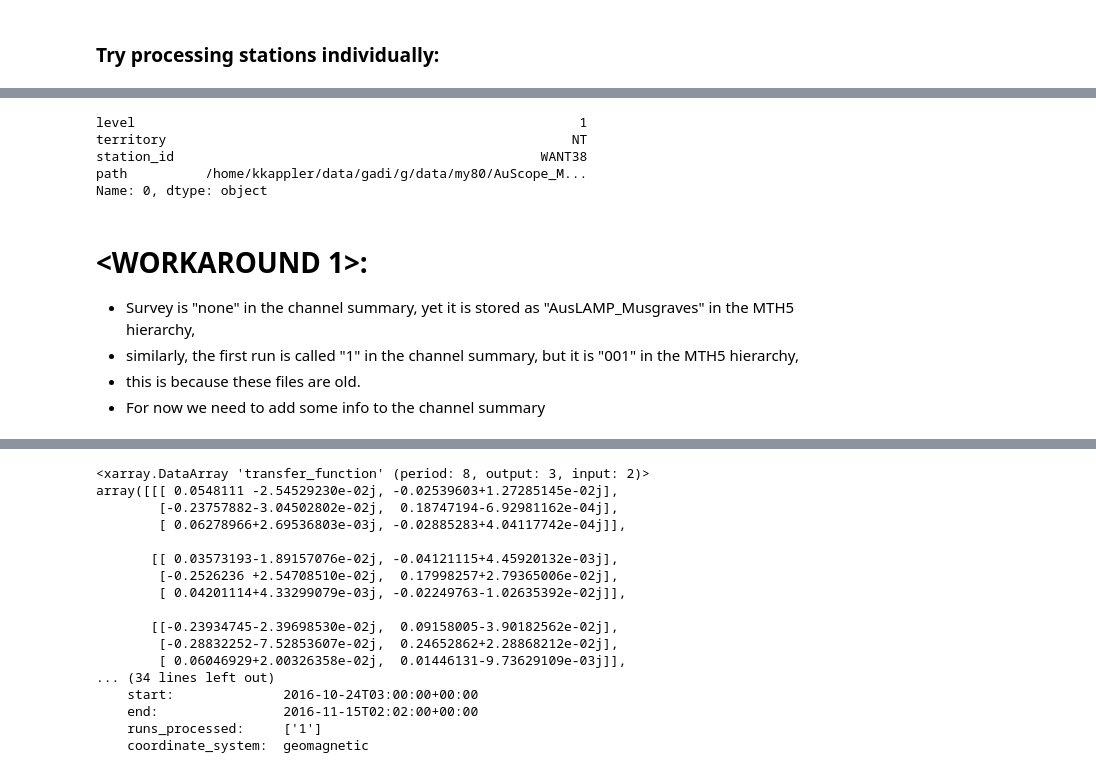
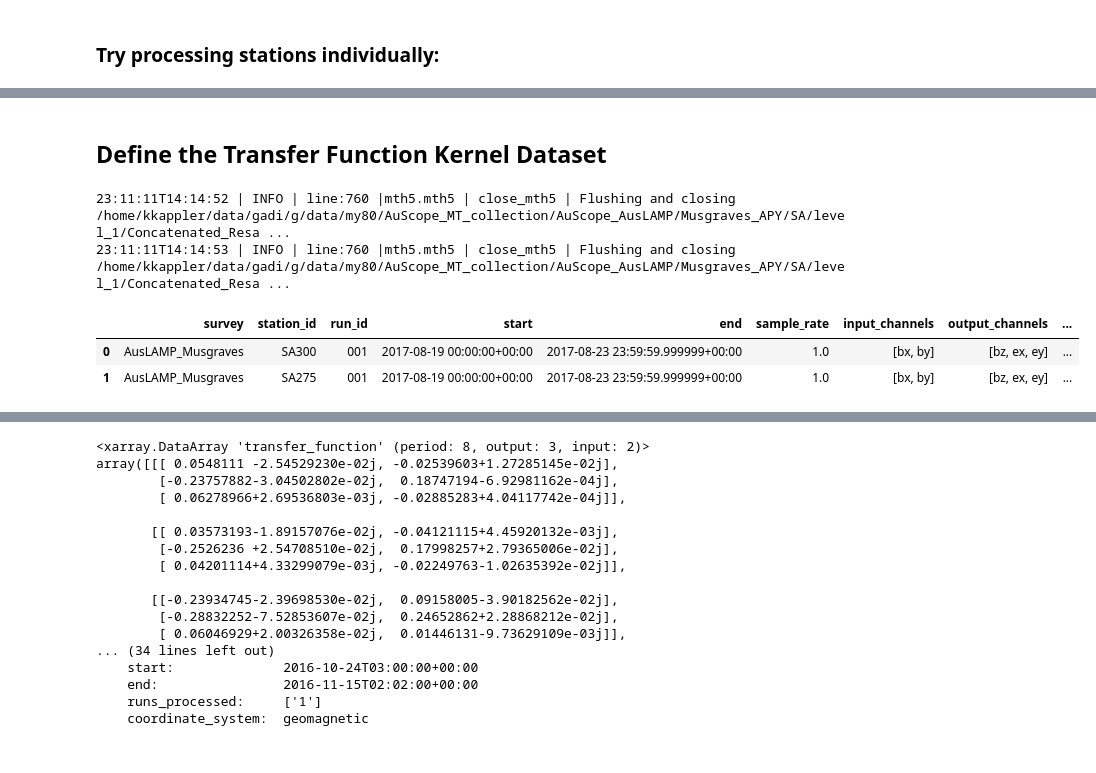
Before and after one commit to simpeg/aurora, a Jupyter notebook: aurora/test_utils/musgraves/musgraves_01.ipynb, the cells around one changed output, grey strips where cells are left out. Cells and saved outputs as stored; diff of their text form; code cells hidden in the pictures.

```diff
--- a/aurora/test_utils/musgraves/musgraves_01.ipynb
+++ b/aurora/test_utils/musgraves/musgraves_01.ipynb
@@ -264,0 +418,8 @@ for station_id, mth5_obj in mth5_objs.items():
+# %%
+station_id = "SA300"
+reference_station_id = "SA275"
+row = df[df.station_id==station_id].iloc[0]
+reference_row = df[df.station_id==reference_station_id].iloc[0]
+print(row)
+print(reference_row)
+RR = True
@@ -265,10 +437,35 @@ for station_id, mth5_obj in mth5_objs.items():
+# %% [markdown]
+## Define the Transfer Function Kernel Dataset
 # %%
-i_row = 0
-row = nt_df.iloc[i_row]
-row
+if RR:
+    mth5_files = [row.path, reference_row.path]
+else:
+    mth5_files = [row.path, ]
+    reference_station_id = None
+
+mth5_run_summary = RunSummary()
+mth5_run_summary.from_mth5s(mth5_files)
+run_summary = mth5_run_summary.clone()
+#run_summary.check_runs_are_valid(drop=True)
+kernel_dataset = KernelDataset()
+if RR:
+    kernel_dataset.from_run_summary(run_summary, row.station_id, reference_station_id)
+else:
+    kernel_dataset.from_run_summary(run_summary, row.station_id, None)
+
+# Add survey and run ID -- this is a workaround for antique mth5 files
+kernel_dataset.df["survey"] = "AusLAMP_Musgraves"
+kernel_dataset.df["run_id"] = "001"
+
+
+kernel_dataset.df
+# kernel_dataset.drop_runs_shorter_than(5000)
+# if len(kernel_dataset.df) == 0:
+#     print("No RR Coverage, casting to single station processing")
+#     kernel_dataset.from_run_summary(run_summary, row.station_id)
 # %% [output]
-level                                                         1
-territory                                                    NT
-station_id                                               WANT38
-path          /home/kkappler/data/gadi/g/data/my80/AuScope_M...
-Name: 0, dtype: object
+23:11:11T14:14:52 | INFO | line:760 |mth5.mth5 | close_mth5 | Flushing and closing /home/kkappler/data/gadi/g/data/my80/AuScope_MT_collection/AuScope_AusLAMP/Musgraves_APY/SA/level_1/Concatenated_Resa ...
+23:11:11T14:14:53 | INFO | line:760 |mth5.mth5 | close_mth5 | Flushing and closing /home/kkappler/data/gadi/g/data/my80/AuScope_MT_collection/AuScope_AusLAMP/Musgraves_APY/SA/level_1/Concatenated_Resa ...
+|  | survey | station_id | run_id | start | end | sample_rate | input_channels | output_channels | ... |
+| 0 | AusLAMP_Musgraves | SA300 | 001 | 2017-08-19 00:00:00+00:00 | 2017-08-23 23:59:59.999999+00:00 | 1.0 | [bx, by] | [bz, ex, ey] | ... |
+| 1 | AusLAMP_Musgraves | SA275 | 001 | 2017-08-19 00:00:00+00:00 | 2017-08-23 23:59:59.999999+00:00 | 1.0 | [bx, by] | [bz, ex, ey] | ... |
@@ -278,6 +471,0 @@ m.open_mth5(row.path, 'r')
-# %% [markdown]
-# <WORKAROUND 1>:
-- Survey is "none" in the channel summary, yet it is stored as "AusLAMP_Musgraves" in the MTH5 hierarchy,
-- similarly, the first run is called "1" in the channel summary, but it is "001" in the MTH5 hierarchy,
-- this is because these files are old.
-- For now we need to add some info to the channel summary
```
Also changed, not shown: parts of 46 cells of this notebook.
